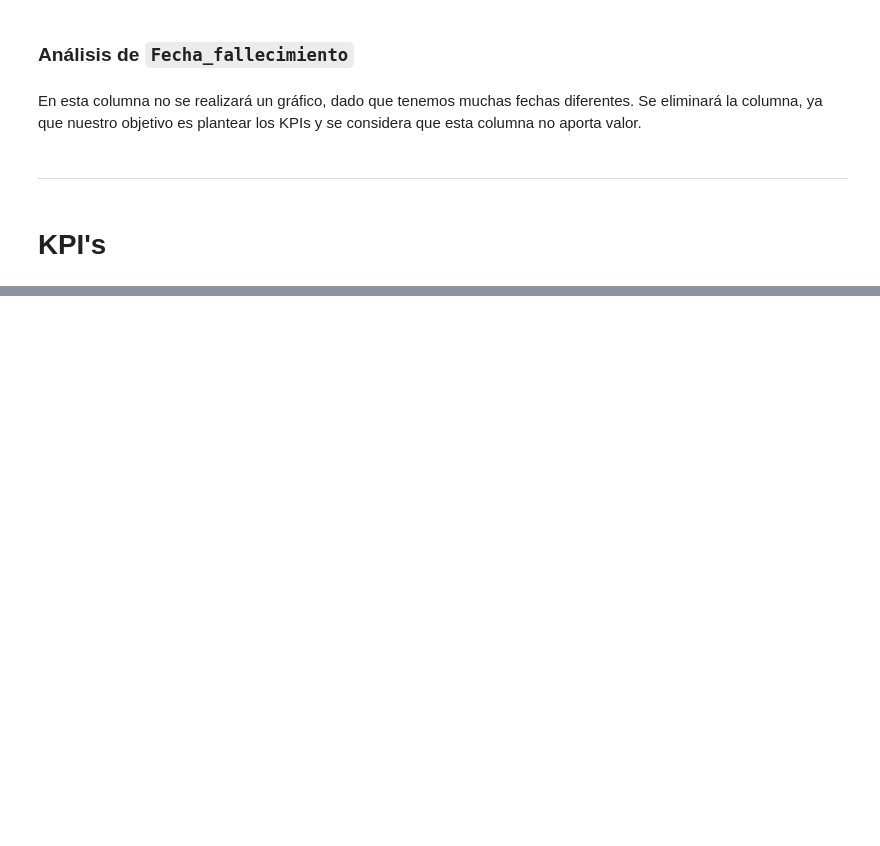
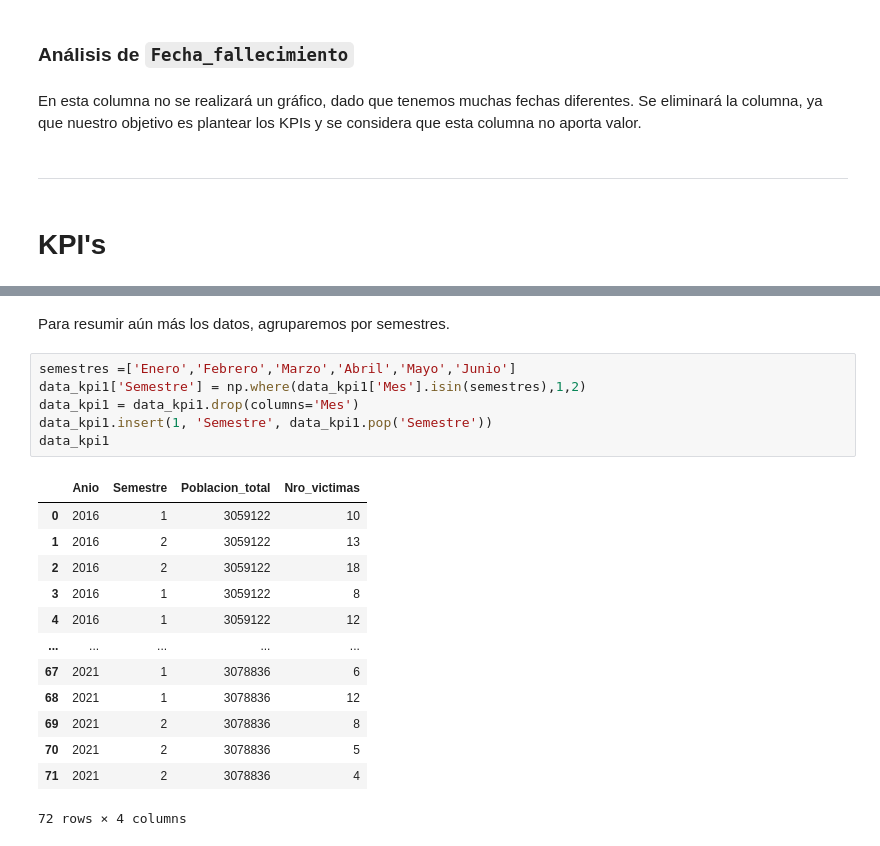
Before and after one commit to MaximilianoTauil/PI_Siniestros, a Jupyter notebook: EDA.ipynb, the cells around one changed output, grey strips where cells are left out. Saved outputs shown, nothing was run; the diff lists cells and outputs as text; blank space fills up the shorter version.

```diff
--- a/EDA.ipynb
+++ b/EDA.ipynb
@@ -846,0 +892,22 @@ En esta columna no se realizará un gráfico, dado que tenemos muchas fechas dif
+# %% [markdown]
+Para resumir aún más los datos, agruparemos por semestres.
+# %%
+semestres =['Enero','Febrero','Marzo','Abril','Mayo','Junio']
+data_kpi1['Semestre'] = np.where(data_kpi1['Mes'].isin(semestres),1,2)
+data_kpi1 = data_kpi1.drop(columns='Mes')
+data_kpi1.insert(1, 'Semestre', data_kpi1.pop('Semestre'))
+data_kpi1
+# %% [output]
+|  | Anio | Semestre | Poblacion_total | Nro_victimas |
+| 0 | 2016 | 1 | 3059122 | 10 |
+| 1 | 2016 | 2 | 3059122 | 13 |
+| 2 | 2016 | 2 | 3059122 | 18 |
+| 3 | 2016 | 1 | 3059122 | 8 |
+| 4 | 2016 | 1 | 3059122 | 12 |
+| ... | ... | ... | ... | ... |
+| 67 | 2021 | 1 | 3078836 | 6 |
+| 68 | 2021 | 1 | 3078836 | 12 |
+| 69 | 2021 | 2 | 3078836 | 8 |
+| 70 | 2021 | 2 | 3078836 | 5 |
+| 71 | 2021 | 2 | 3078836 | 4 |
+72 rows × 4 columns
```
Also changed, not shown: parts of 11 cells of this notebook, 1 other file.
